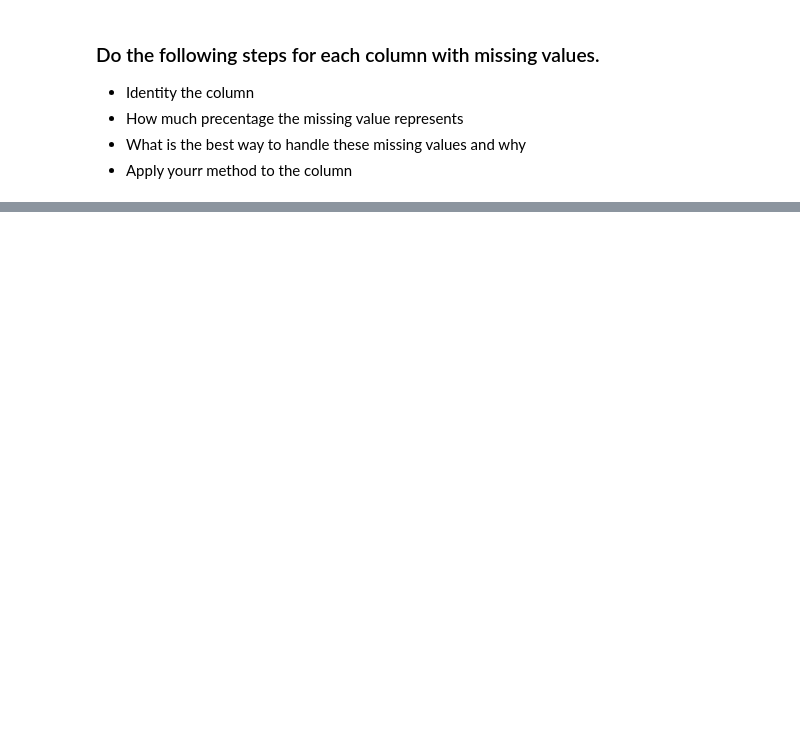
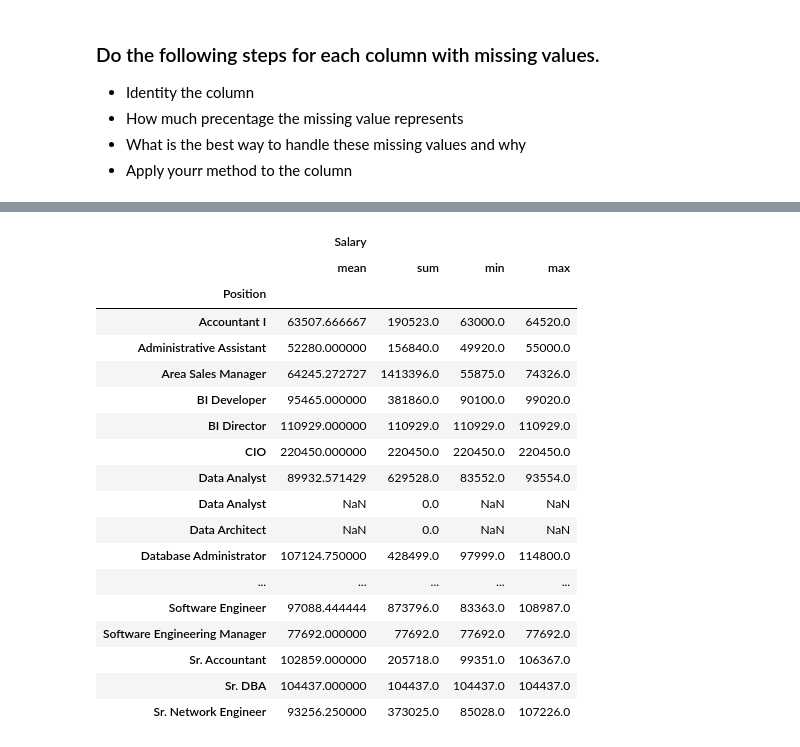
Before and after one commit to Tuwaiq-Data-Science-Bootcamp-V2/MissingData-Lab1, a Jupyter notebook: Missing Values Assignment .ipynb, the cells around one changed output, grey strips where cells are left out. Saved outputs shown, nothing was run; the diff lists cells and outputs as text; code cells hidden in the pictures; blank space fills up the shorter version.

```diff
--- a/Missing Values Assignment .ipynb
+++ b/Missing Values Assignment .ipynb
@@ -20,0 +193,22 @@
+# %%
+df.groupby("Position").agg({"Salary": ["mean", "sum","min", "max"]})
+# %% [output]
+|  | Salary |  |  |  |
+|  | mean | sum | min | max |
+| Position |  |  |  |  |
+| Accountant I | 63507.666667 | 190523.0 | 63000.0 | 64520.0 |
+| Administrative Assistant | 52280.000000 | 156840.0 | 49920.0 | 55000.0 |
+| Area Sales Manager | 64245.272727 | 1413396.0 | 55875.0 | 74326.0 |
+| BI Developer | 95465.000000 | 381860.0 | 90100.0 | 99020.0 |
+| BI Director | 110929.000000 | 110929.0 | 110929.0 | 110929.0 |
+| CIO | 220450.000000 | 220450.0 | 220450.0 | 220450.0 |
+| Data Analyst | 89932.571429 | 629528.0 | 83552.0 | 93554.0 |
+| Data Analyst | NaN | 0.0 | NaN | NaN |
+| Data Architect | NaN | 0.0 | NaN | NaN |
+| Database Administrator | 107124.750000 | 428499.0 | 97999.0 | 114800.0 |
+| ... | ... | ... | ... | ... |
+| Software Engineer | 97088.444444 | 873796.0 | 83363.0 | 108987.0 |
+| Software Engineering Manager | 77692.000000 | 77692.0 | 77692.0 | 77692.0 |
+| Sr. Accountant | 102859.000000 | 205718.0 | 99351.0 | 106367.0 |
+| Sr. DBA | 104437.000000 | 104437.0 | 104437.0 | 104437.0 |
+| Sr. Network Engineer | 93256.250000 | 373025.0 | 85028.0 | 107226.0 |
```
Also changed, not shown: parts of 18 cells of this notebook.
